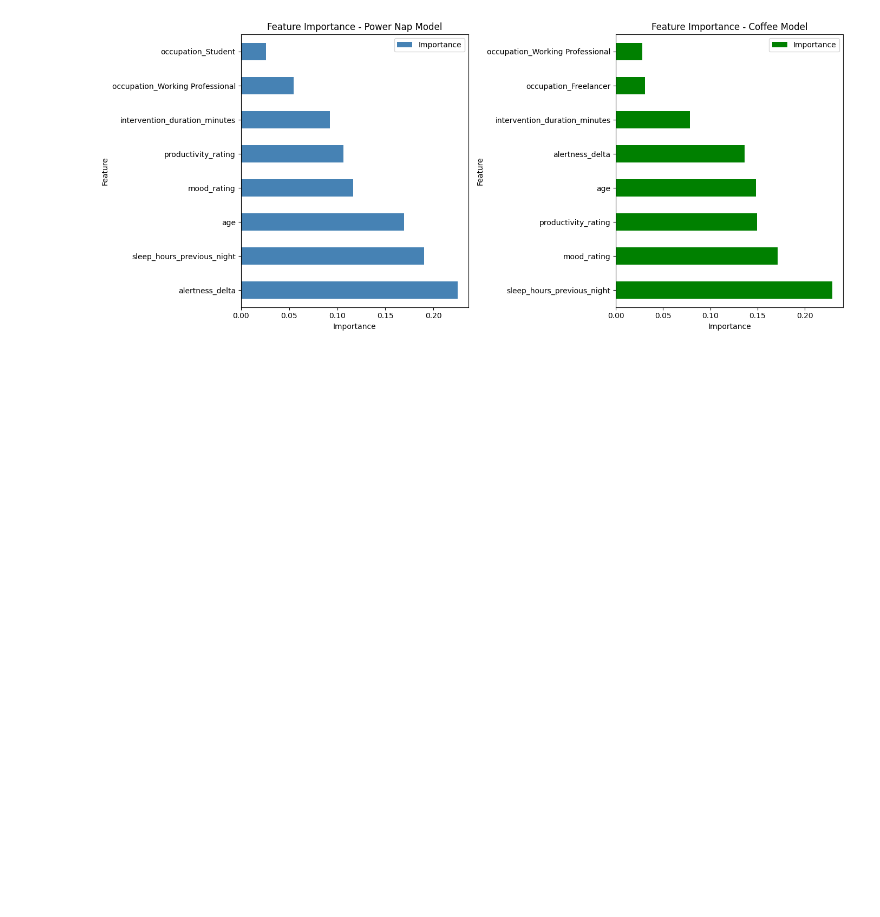
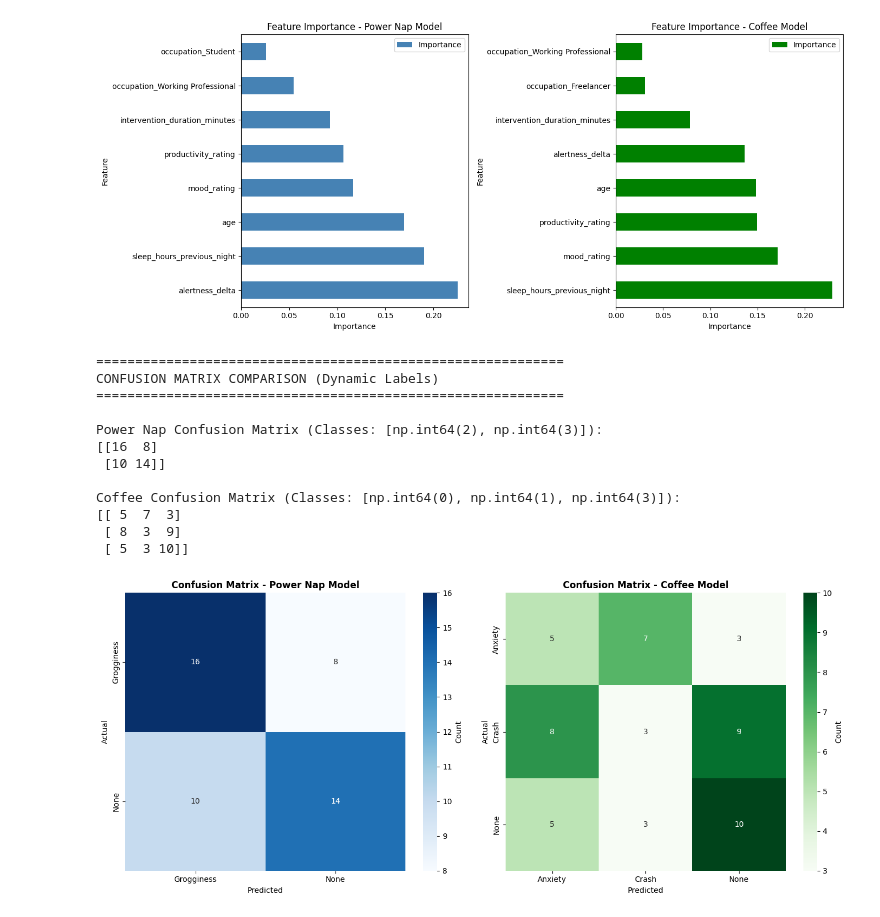
Before and after one commit to Grimino27/PDAI_Project, a Jupyter notebook: scripts/RandomForestModel.ipynb, the cells around one changed output. Saved outputs shown, nothing was run; the diff lists cells and outputs as text; code cells hidden in the pictures; blank space fills up the shorter version.

```diff
--- a/scripts/RandomForestModel.ipynb
+++ b/scripts/RandomForestModel.ipynb
@@ -925,3 +950,67 @@ Coffee - Top 5 Features:
 0                         age    0.148652
 6             alertness_delta    0.136245
 [figure]
+# %%
+# ===== CONFUSION MATRIX COMPARISON =====
+print("\n" + "="*60)
+print("CONFUSION MATRIX COMPARISON (Dynamic Labels)")
+print("="*60)
+
+# Mapping delle classi
+class_mapping = {0: 'Anxiety', 1: 'Crash', 2: 'Grogginess', 3: 'None'}
+
+# Calcola confusion matrix per Power Nap
+cm_pnap = confusion_matrix(y_test_pnap, y_pred_pnap)
+classes_pnap = sorted(np.unique(np.concatenate([y_test_pnap, y_pred_pnap])))
+labels_pnap = [class_mapping[c] for c in classes_pnap]
+
+print(f"\nPower Nap Confusion Matrix (Classes: {classes_pnap}):")
+print(cm_pnap)
+
+# Calcola confusion matrix per Coffee
+cm_coffee = confusion_matrix(y_test_coffee, y_pred_coffee)
+classes_coffee = sorted(np.unique(np.concatenate([y_test_coffee, y_pred_coffee])))
+labels_coffee = [class_mapping[c] for c in classes_coffee]
+
+print(f"\nCoffee Confusion Matrix (Classes: {classes_coffee}):")
+print(cm_coffee)
+
+# Side-by-side visualization con labels dinamici
+fig, axes = plt.subplots(1, 2, figsize=(14, 6))
+
+# Power Nap Confusion Matrix
+sns.heatmap(cm_pnap, annot=True, fmt='d', cmap='Blues', ax=axes[0],
+            xticklabels=labels_pnap,
+            yticklabels=labels_pnap,
+            cbar_kws={'label': 'Count'})
+axes[0].set_title(f'Confusion Matrix - Power Nap Model',
+                  fontsize=12, fontweight='bold')
+axes[0].set_ylabel('Actual')
+axes[0].set_xlabel('Predicted')
+
+# Coffee Confusion Matrix
+sns.heatmap(cm_coffee, annot=True, fmt='d', cmap='Greens', ax=axes[1],
+            xticklabels=labels_coffee,
+            yticklabels=labels_coffee,
+            cbar_kws={'label': 'Count'})
+axes[1].set_title(f'Confusion Matrix - Coffee Model',
+                  fontsize=12, fontweight='bold')
+axes[1].set_ylabel('Actual')
+axes[1].set_xlabel('Predicted')
+
+plt.tight_layout()
+plt.show()
+# %% [output]
+============================================================
+CONFUSION MATRIX COMPARISON (Dynamic Labels)
+============================================================
+
+Power Nap Confusion Matrix (Classes: [np.int64(2), np.int64(3)]):
+[[16  8]
+ [10 14]]
+
+Coffee Confusion Matrix (Classes: [np.int64(0), np.int64(1), np.int64(3)]):
+[[ 5  7  3]
+ [ 8  3  9]
+ [ 5  3 10]]
+[figure, added]
```
Also changed, not shown: parts of 3 cells of this notebook.
